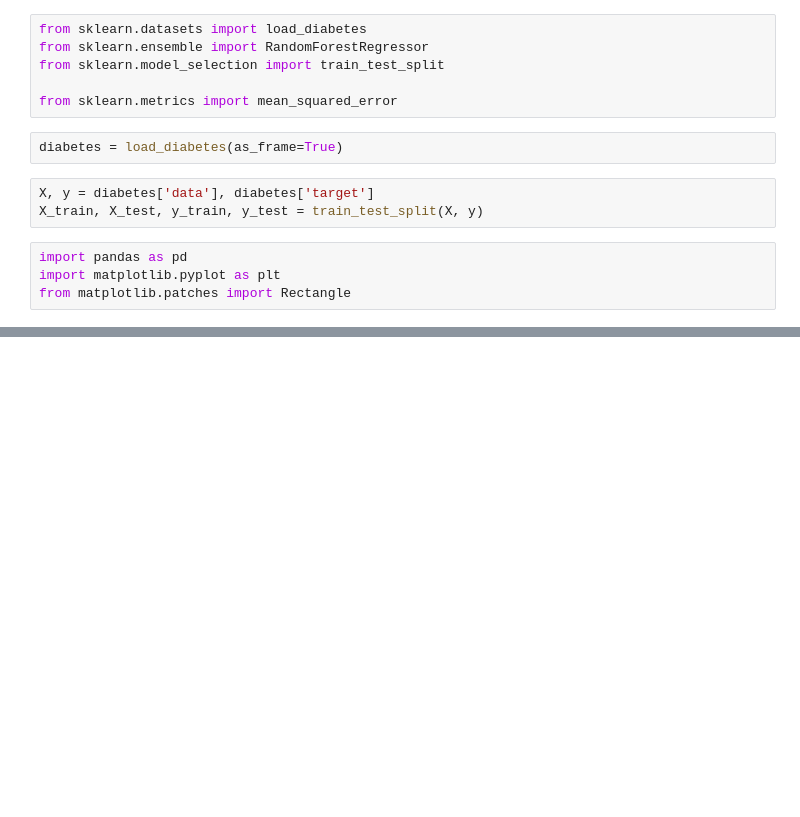
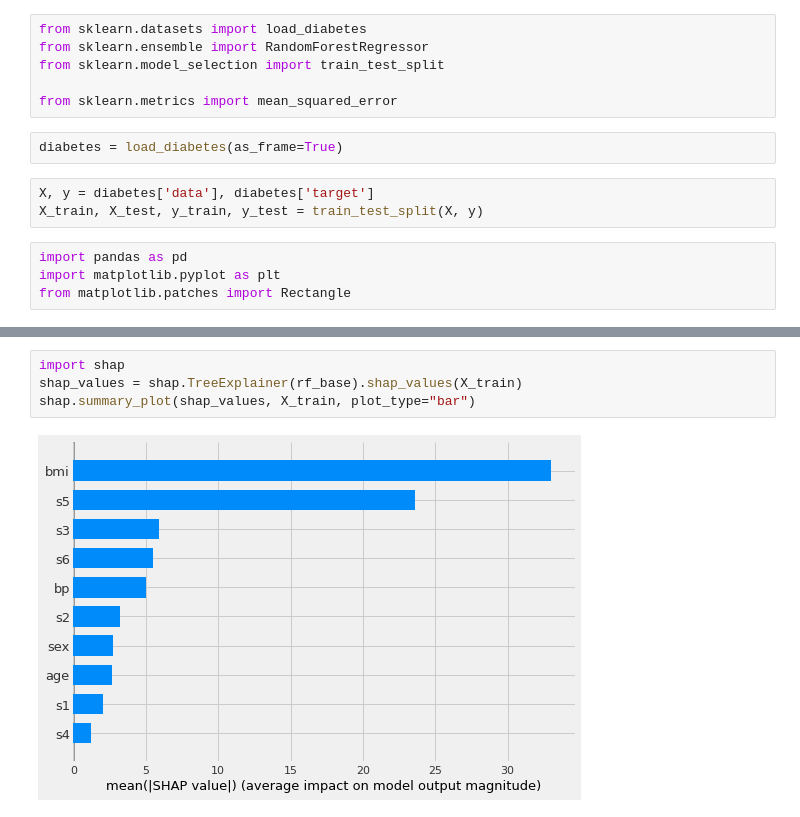
Before and after one commit to thomasjpfan/2021-lt-is-random-forest-feature-important, a Jupyter notebook: qshare_random_forest.ipynb, the cells around one changed output, grey strips where cells are left out. Saved outputs shown, nothing was run; the diff lists cells and outputs as text; blank space fills up the shorter version.

```diff
--- a/qshare_random_forest.ipynb
+++ b/qshare_random_forest.ipynb
@@ -80,0 +84,6 @@ fig.savefig("static/images/impurity_very_random.png", bbox_inches='tight')
+# %%
+import shap
+shap_values = shap.TreeExplainer(rf_base).shap_values(X_train)
+shap.summary_plot(shap_values, X_train, plot_type="bar")
+# %% [output]
+[figure, added]
```
Also changed, not shown: parts of 6 cells of this notebook, 6 other files.
